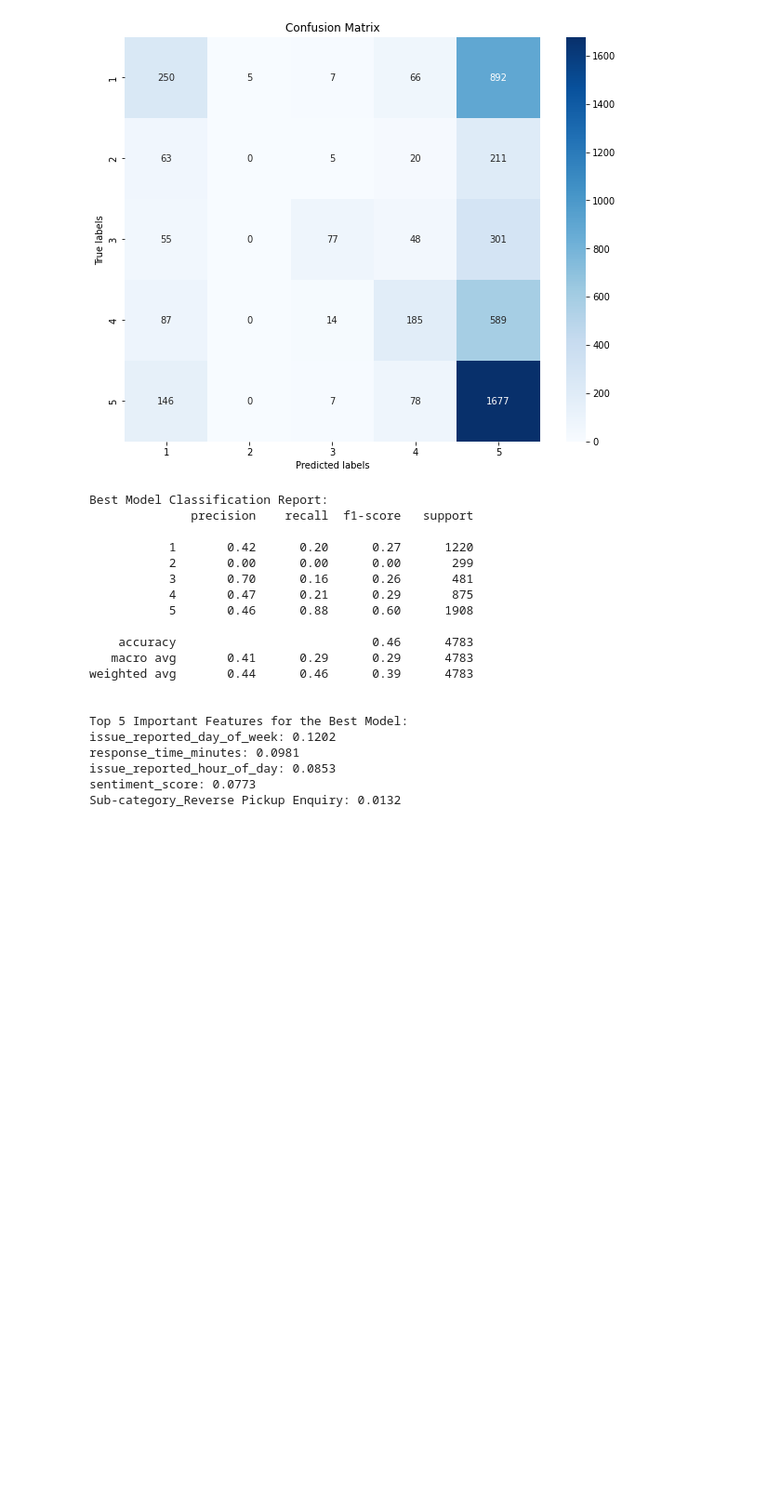
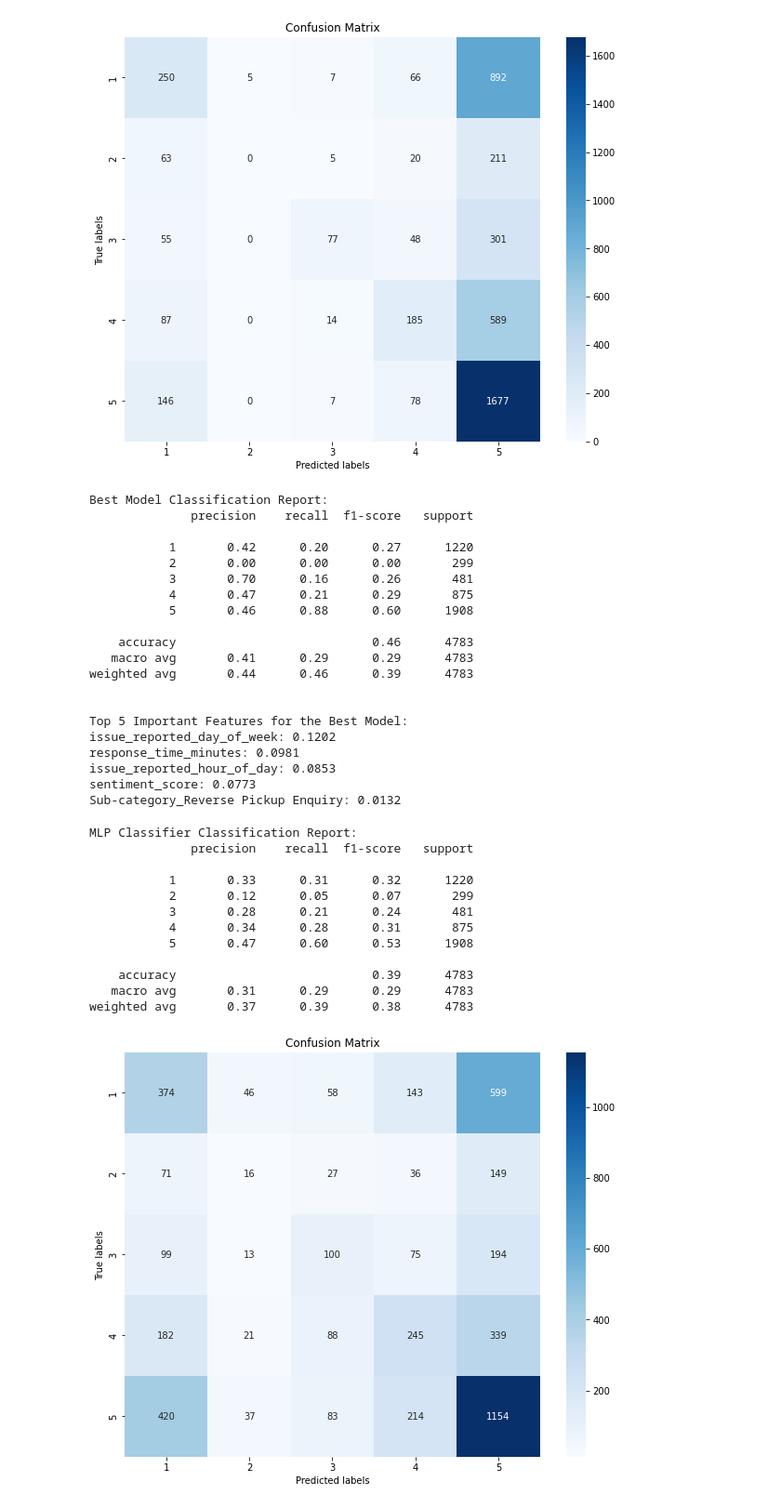
Before and after one commit to MatthewBeaulieu0/471-Project, a Jupyter notebook: notebook3.ipynb, the cells around one changed output. Shown at 93% size. Drawn from its saved outputs; the diff is of its cells as text; code cells hidden in the pictures; blank space fills up the shorter version.

```diff
--- a/notebook3.ipynb
+++ b/notebook3.ipynb
@@ -93,3 +93,70 @@ response_time_minutes: 0.0981
 issue_reported_hour_of_day: 0.0853
 sentiment_score: 0.0773
 Sub-category_Reverse Pickup Enquiry: 0.0132
+# %%
+import sqlite3
+import pandas as pd
+import numpy as np
+from sklearn.neural_network import MLPClassifier
+from sklearn.metrics import accuracy_score, classification_report
+from sklearn.preprocessing import OneHotEncoder
+from sklearn.model_selection import train_test_split
+import matplotlib.pyplot as plt
+import seaborn as sns
+from sklearn.metrics import confusion_matrix
+
+# Load the data from the SQLite database
+conn = sqlite3.connect('balance_customer_support.db')
+data = pd.read_sql_query("SELECT * FROM balanced_customer_support", conn)
+conn.close()
+
+# Define the target variable 'y'
+y = data['CSAT_Score'].astype('category')  # Ensuring 'y' is a categorical type for stratification
+
+# OneHotEncode categorical features
+encoder = OneHotEncoder()
+encoded_features = encoder.fit_transform(data[['Agent Shift', 'Tenure Bucket', 'channel_name', 'category', 'Sub-category', 'Supervisor', 'Manager']])
+encoded_feature_names = encoder.get_feature_names_out(['Agent Shift', 'Tenure Bucket', 'channel_name', 'category', 'Sub-category', 'Supervisor', 'Manager'])
+
+# Combine numerical and OneHotEncoded categorical features
+X = pd.concat([data[['issue_reported_hour_of_day', 'response_time_minutes', 'issue_reported_day_of_week', 'sentiment_score']], pd.DataFrame(encoded_features.toarray(), columns=encoded_feature_names)], axis=1)
+
+# Split the data into training and testing sets with stratification
+X_train, X_test, y_train, y_test = train_test_split(X, y, test_size=0.2, random_state=42, stratify=y)
+
+# Define and train MLP classifier
+model_mlp = MLPClassifier(hidden_layer_sizes=(100, 50), activation='relu', solver='adam', max_iter=500, random_state=42)
+model_mlp.fit(X_train, y_train)
+
+# Make predictions with the MLP model
+y_pred = model_mlp.predict(X_test)
+
+# Classification report
+print("MLP Classifier Classification Report:")
+print(classification_report(y_test, y_pred))
+
+# Confusion matrix
+class_labels = y.cat.categories  # This will automatically extract the category labels
+
+conf_matrix = confusion_matrix(y_test, y_pred, labels=class_labels)
+
+plt.figure(figsize=(10, 8))
+sns.heatmap(conf_matrix, annot=True, fmt='g', cmap='Blues', xticklabels=class_labels, yticklabels=class_labels)
+plt.xlabel('Predicted labels')
+plt.ylabel('True labels')
+plt.title('Confusion Matrix')
+plt.show()
+# %% [output]
+MLP Classifier Classification Report:
+              precision    recall  f1-score   support
+
+           1       0.33      0.31      0.32      1220
+           2       0.12      0.05      0.07       299
+           3       0.28      0.21      0.24       481
+           4       0.34      0.28      0.31       875
+           5       0.47      0.60      0.53      1908
+
+    accuracy                           0.39      4783
+   macro avg       0.31      0.29      0.29      4783
+weighted avg       0.37      0.39      0.38      4783
+[figure, added]
```
